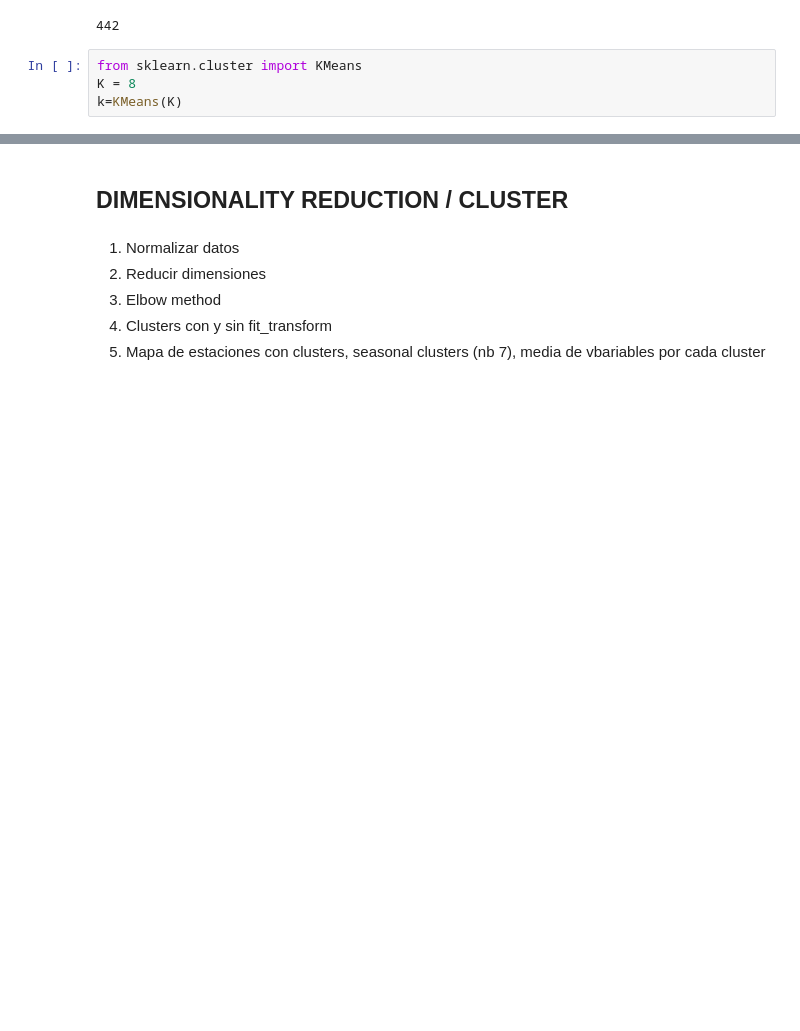
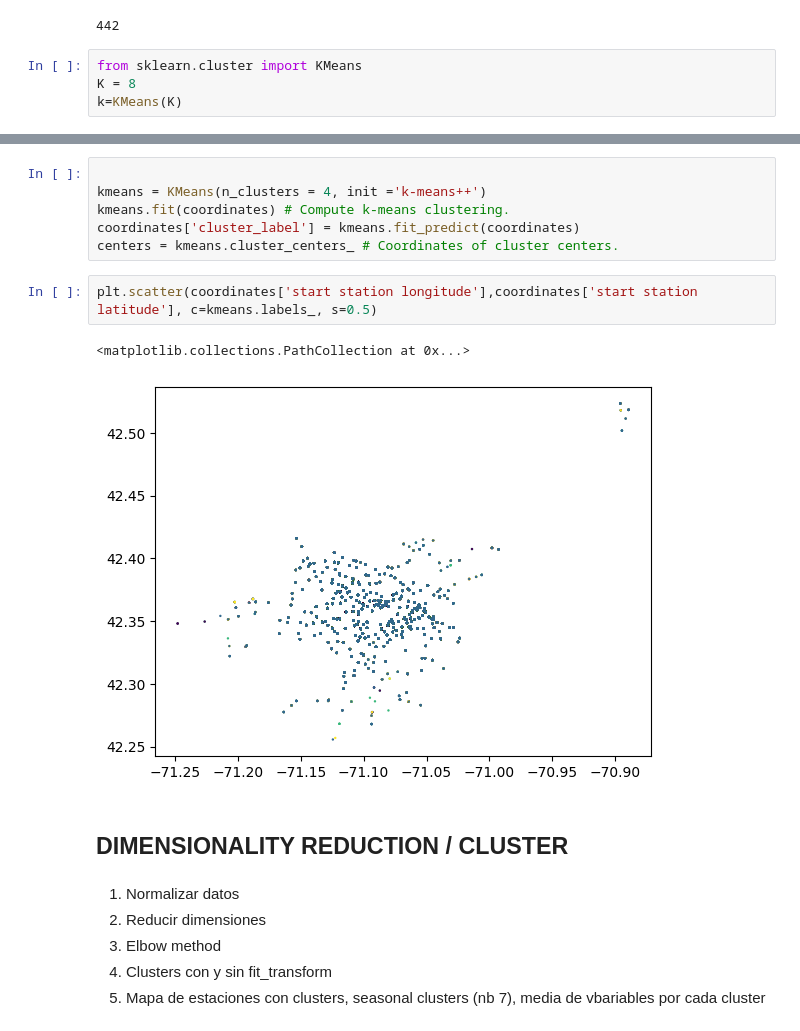
Before and after one commit to ivans14/BA_proj, a Jupyter notebook: Exploratory.ipynb, the cells around one changed output, grey strips where cells are left out. Cells and saved outputs as stored; diff of their text form; blank space fills up the shorter version.

```diff
--- a/Exploratory.ipynb
+++ b/Exploratory.ipynb
@@ -349,3 +301,14 @@ k=KMeans(K)
+# %%
+
+kmeans = KMeans(n_clusters = 4, init ='k-means++')
+kmeans.fit(coordinates) # Compute k-means clustering.
+coordinates['cluster_label'] = kmeans.fit_predict(coordinates)
+centers = kmeans.cluster_centers_ # Coordinates of cluster centers.
+# %%
+plt.scatter(coordinates['start station longitude'],coordinates['start station latitude'], c=kmeans.labels_, s=0.5)
+# %% [output]
+<matplotlib.collections.PathCollection at 0x...>
+[figure, added]
 # %% [markdown]
 ## DIMENSIONALITY REDUCTION / CLUSTER
 # %% [markdown]
```
Also changed, not shown: parts of 49 cells of this notebook, 1 other file.
